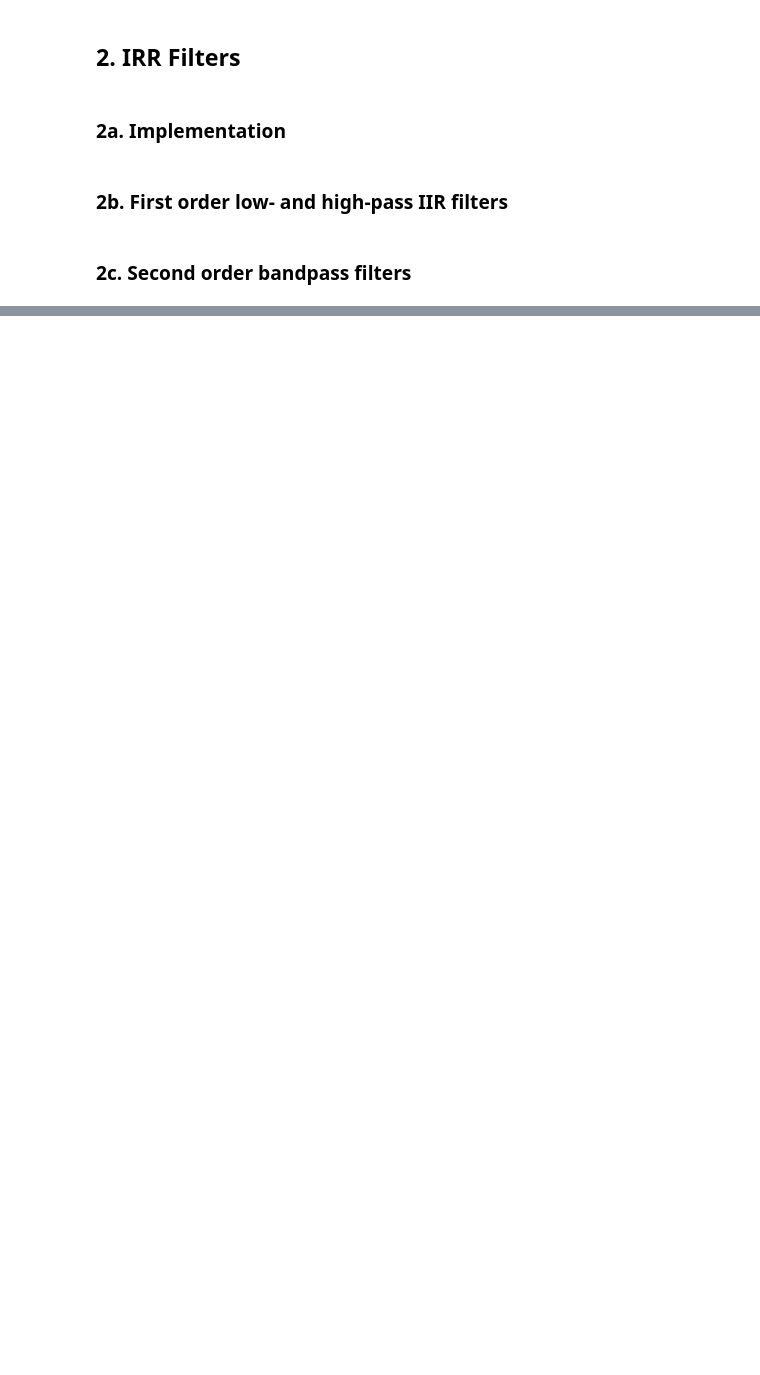
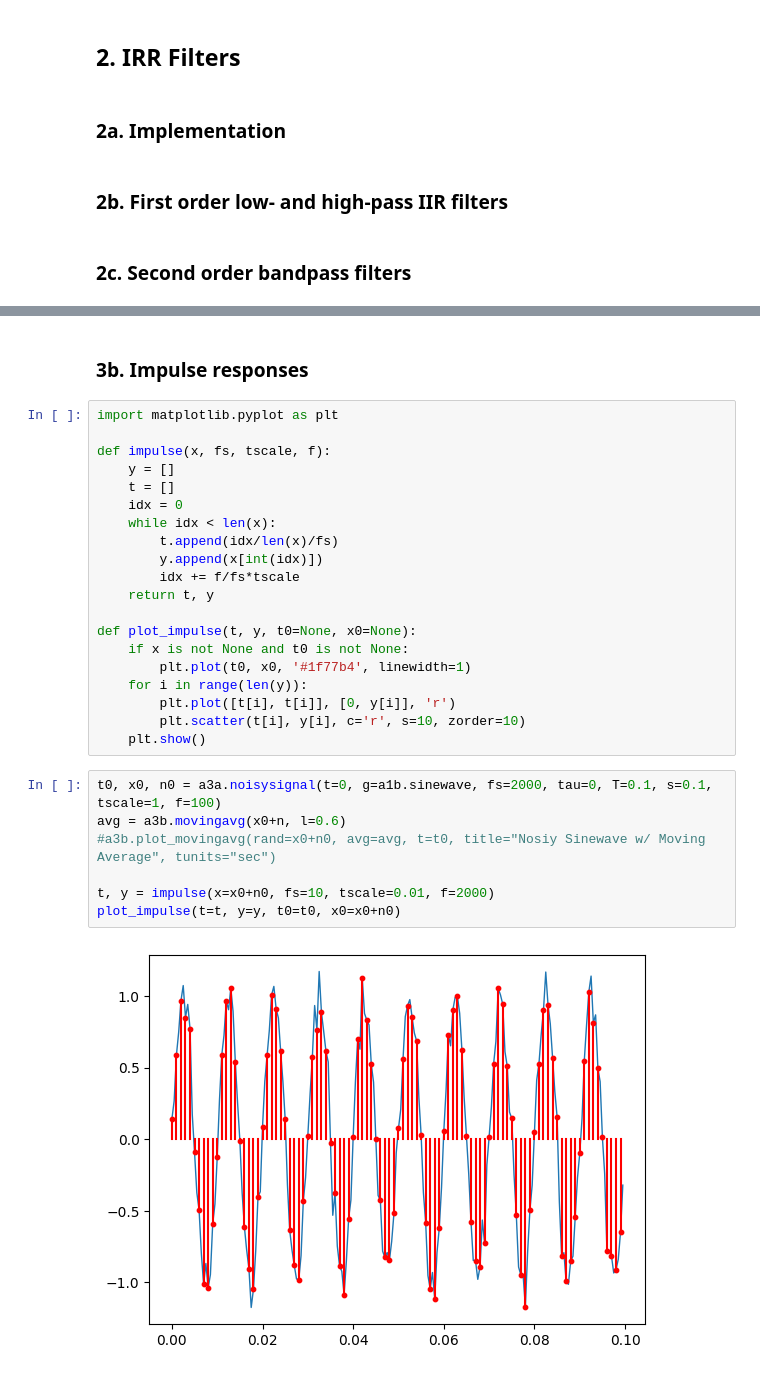
Before and after one commit to finnhittson/csds464, a Jupyter notebook: 464-A3b_fxh157_files/A3b_fxh157.ipynb, the cells around one changed output, grey strips where cells are left out. Cells and saved outputs as stored; diff of their text form; blank space fills up the shorter version.

Commit message:
implement finite impulse response system

```diff
--- a/464-A3b_fxh157_files/A3b_fxh157.ipynb
+++ b/464-A3b_fxh157_files/A3b_fxh157.ipynb
@@ -98,0 +146,31 @@ a3b.plot_movingavg(rand=rand, avg=avg, filtered=filtered)
+# %% [markdown]
+### 3b. Impulse responses
+# %%
+import matplotlib.pyplot as plt
+
+def impulse(x, fs, tscale, f):
+    y = []
+    t = []
+    idx = 0
+    while idx < len(x):
+        t.append(idx/len(x)/fs)
+        y.append(x[int(idx)])
+        idx += f/fs*tscale
+    return t, y
+
+def plot_impulse(t, y, t0=None, x0=None):
+    if x is not None and t0 is not None:
+        plt.plot(t0, x0, '#1f77b4', linewidth=1)
+    for i in range(len(y)):
+        plt.plot([t[i], t[i]], [0, y[i]], 'r')
+        plt.scatter(t[i], y[i], c='r', s=10, zorder=10)
+    plt.show()
+# %%
+t0, x0, n0 = a3a.noisysignal(t=0, g=a1b.sinewave, fs=2000, tau=0, T=0.1, s=0.1, tscale=1, f=100)
+avg = a3b.movingavg(x0+n, l=0.6)
+#a3b.plot_movingavg(rand=x0+n0, avg=avg, t=t0, title="Nosiy Sinewave w/ Moving Average", tunits="sec")
+
+t, y = impulse(x=x0+n0, fs=10, tscale=0.01, f=2000)
+plot_impulse(t=t, y=y, t0=t0, x0=x0+n0)
+# %% [output]
+[figure, added]
```
Also changed, not shown: parts of 9 cells of this notebook, 1 other file.
